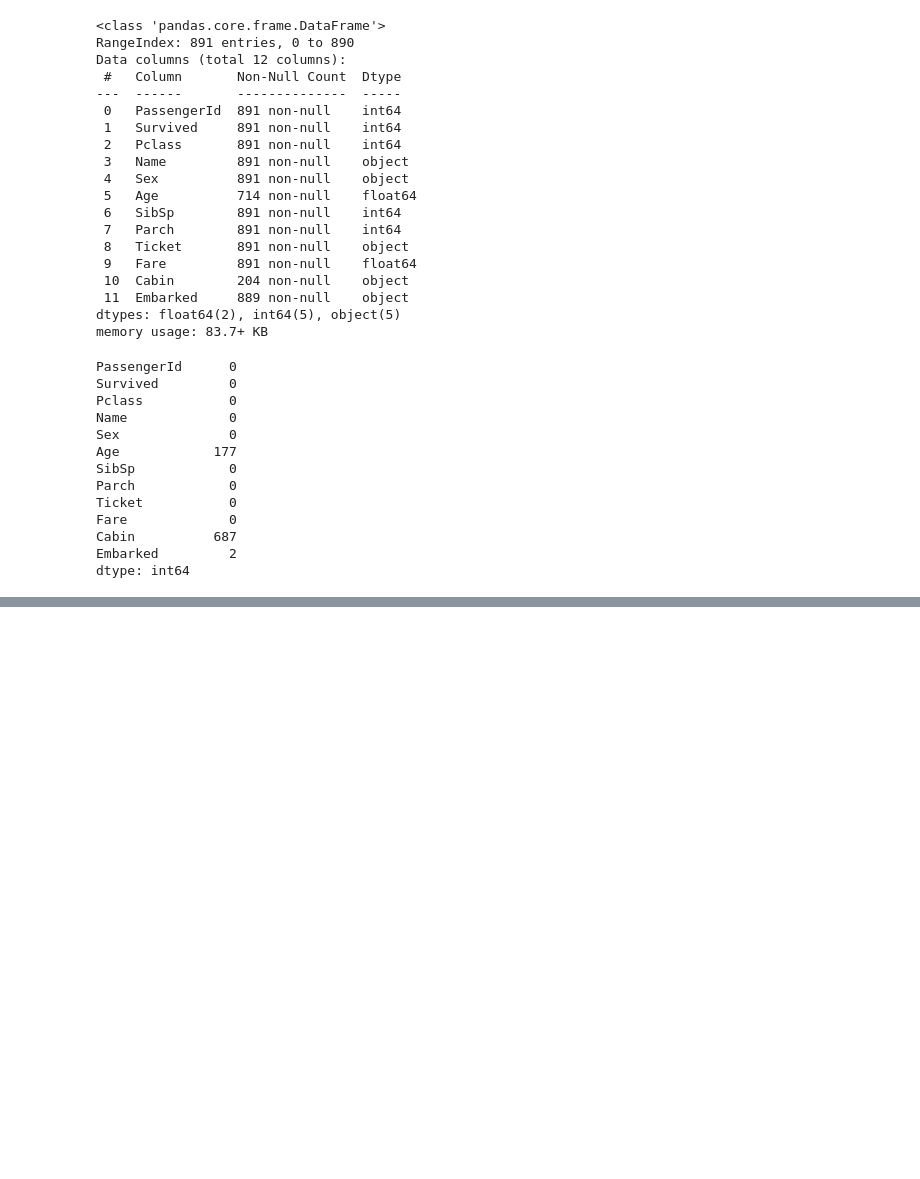
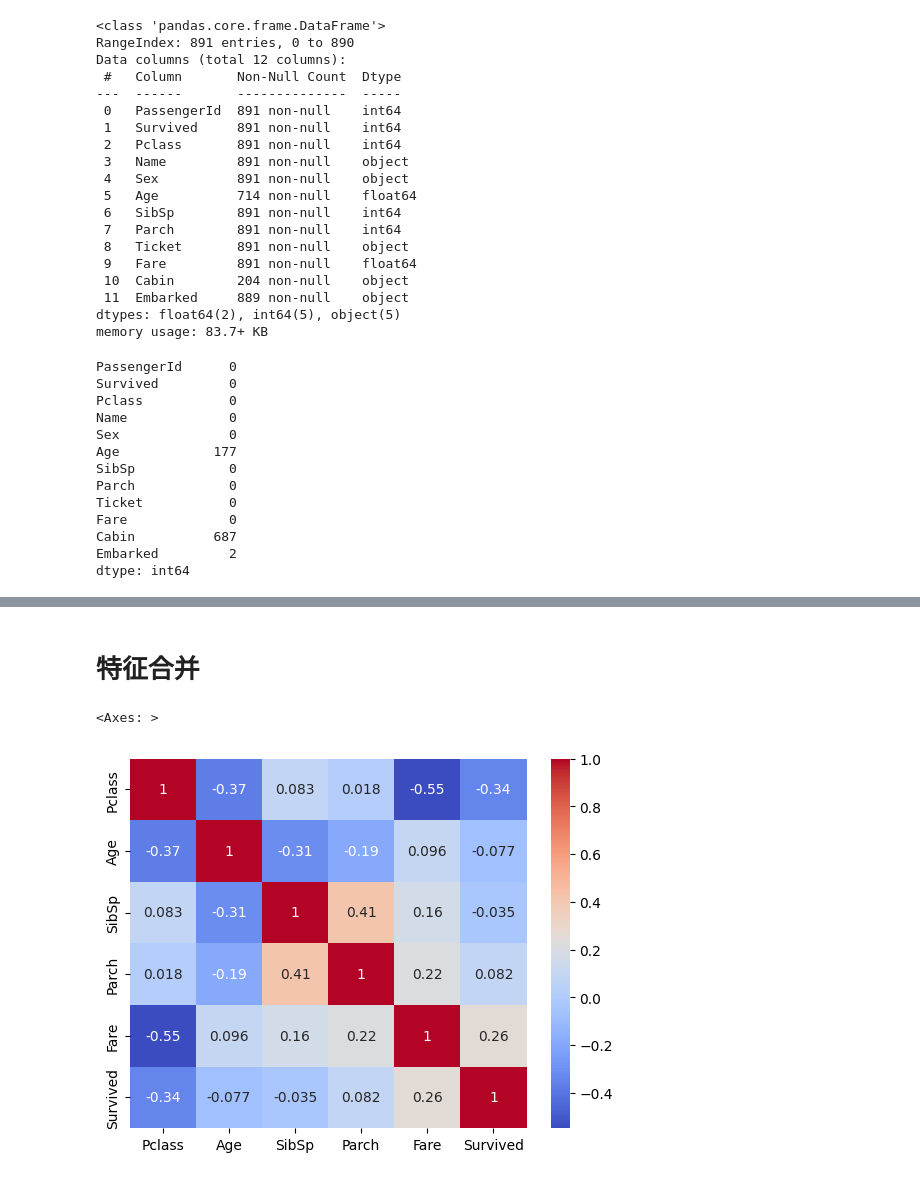
Before and after one commit to QuaSiMoDooooo/ML, a Jupyter notebook: methods/supervised/classification/RandomForest/01_RandomForest.ipynb, the cells around one changed output, grey strips where cells are left out. Saved outputs shown, nothing was run; the diff lists cells and outputs as text; code cells hidden in the pictures; blank space fills up the shorter version.

```diff
--- a/methods/supervised/classification/RandomForest/01_RandomForest.ipynb
+++ b/methods/supervised/classification/RandomForest/01_RandomForest.ipynb
@@ -170,0 +84,3 @@ print("交叉验证结果:\n", es_gscv.cv_results_)
+# %%
+# 删除缺失过多的 carbin 变量
+titanic.drop('Cabin', axis=1,inplace=True)
@@ -170,0 +102,9 @@ print("交叉验证结果:\n", es_gscv.cv_results_)
+# %% [markdown]
+# 特征合并
+# %%
+corrhm = sns.heatmap(titanic[['Pclass','Age','SibSp','Parch','Fare','Survived']].corr(),
+                annot=True, cmap = "coolwarm")
+corrhm
+# %% [output]
+<Axes: >
+[figure, added]
```
Also changed, not shown: parts of 51 cells of this notebook.
